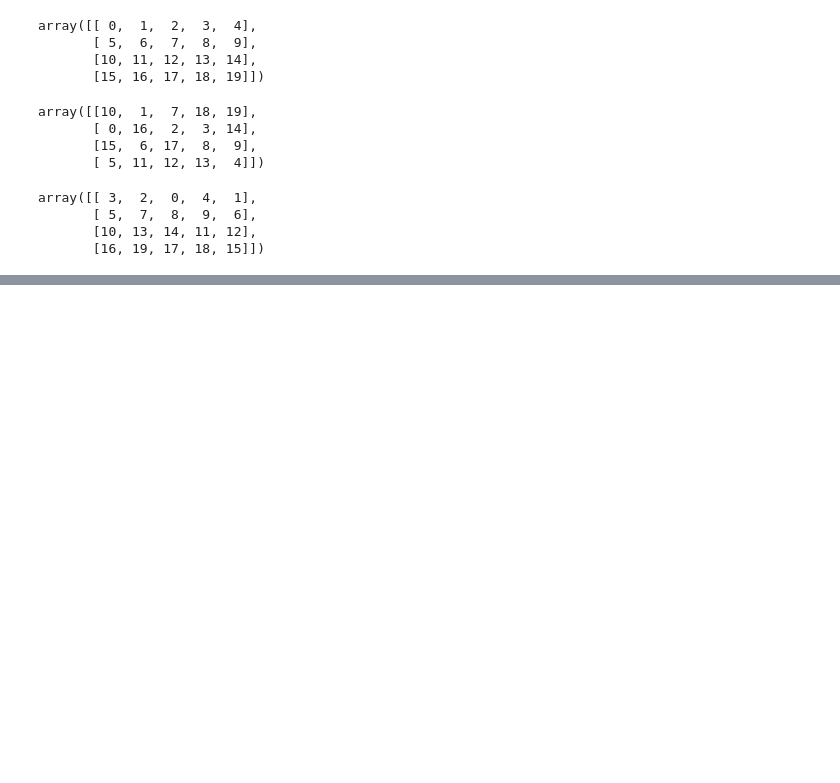
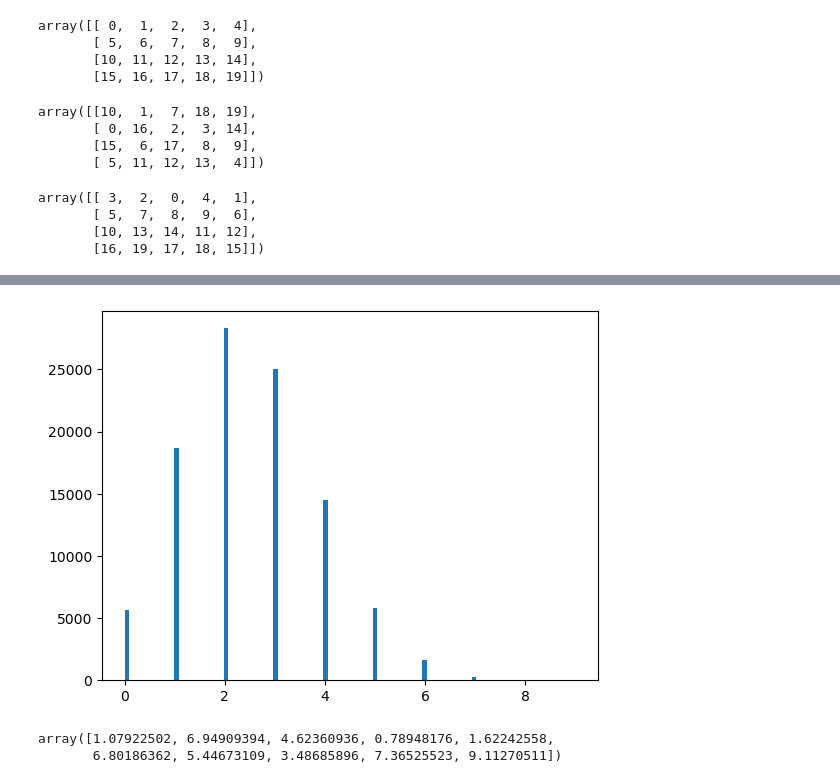
Before and after one commit to Douglas0101/Data_Robotics, a Jupyter notebook: Numpy_Essencial_Para_Desenvolvedores_Python_Numeros_Aleatorios_IA_Expert_Academy.ipynb, the cells around one changed output, grey strips where cells are left out. Saved outputs shown, nothing was run; the diff lists cells and outputs as text; code cells hidden in the pictures; blank space fills up the shorter version.

```diff
--- a/Numpy_Essencial_Para_Desenvolvedores_Python_Numeros_Aleatorios_IA_Expert_Academy.ipynb
+++ b/Numpy_Essencial_Para_Desenvolvedores_Python_Numeros_Aleatorios_IA_Expert_Academy.ipynb
@@ -172,0 +190,9 @@ array([[ 3,  2,  0,  4,  1],
+# %%
+plt.hist(rng.binomial(n = 10, p = 0.25, size = 100_000), bins = 100);
+# %% [output]
+[figure, added]
+# %%
+rng.chisquare(df = 5, size = 10)
+# %% [output]
+array([1.07922502, 6.94909394, 4.62360936, 0.78948176, 1.62242558,
+       6.80186362, 5.44673109, 3.48685896, 7.36525523, 9.11270511])
```
Also changed, not shown: parts of 15 cells of this notebook, 2 other files.
